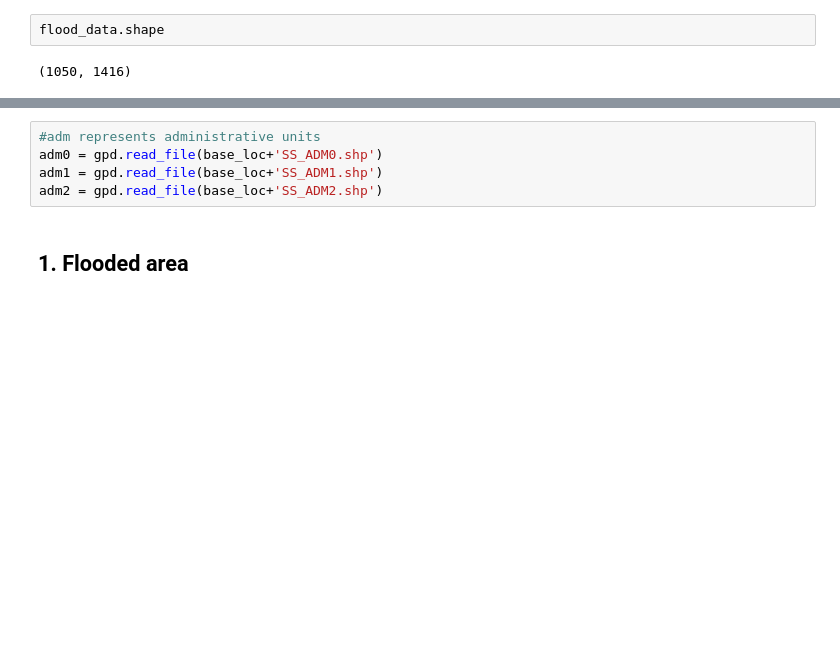
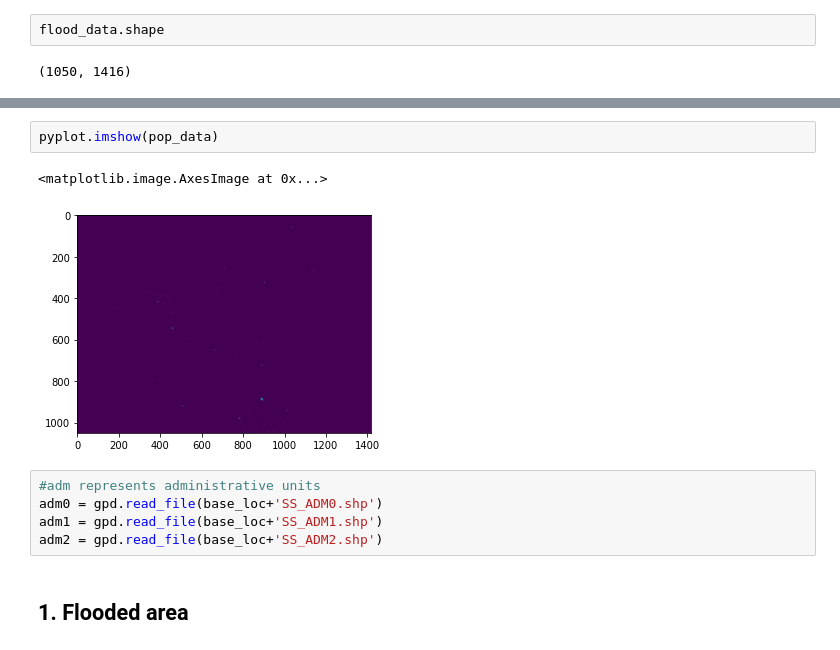
Before and after one commit to sabgis1968/rdl-pyTools, a Jupyter notebook: ss-fl-pop.ipynb, the cells around one changed output, grey strips where cells are left out. Drawn from its saved outputs; the diff is of its cells as text; blank space fills up the shorter version.

```diff
--- a/ss-fl-pop.ipynb
+++ b/ss-fl-pop.ipynb
@@ -156,3 +160,8 @@ flood_data.shape
+# %%
+pyplot.imshow(pop_data)
+# %% [output]
+<matplotlib.image.AxesImage at 0x...>
+[figure, added]
 # %%
 #adm represents administrative units
 adm0 = gpd.read_file(base_loc+'SS_ADM0.shp')
```
Also changed, not shown: parts of 4 cells of this notebook.
